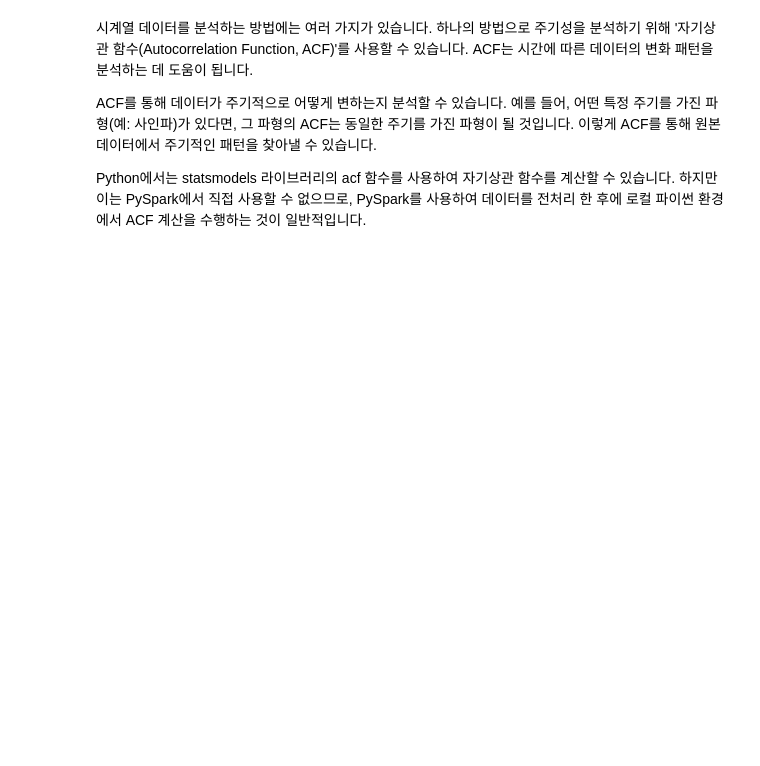
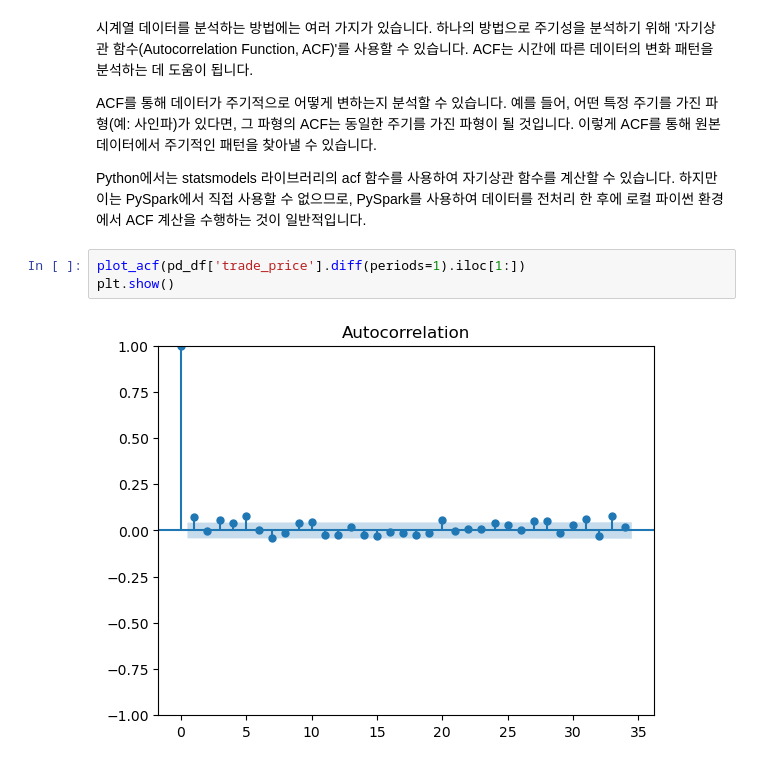
Before and after one commit to joobang/myupbit, a Jupyter notebook: notebooks/firstSpark.ipynb, the cells around one changed output. Saved outputs shown, nothing was run; the diff lists cells and outputs as text; blank space fills up the shorter version.

```diff
--- a/notebooks/firstSpark.ipynb
+++ b/notebooks/firstSpark.ipynb
@@ -233,3 +229,8 @@ plt.show()
 ACF를 통해 데이터가 주기적으로 어떻게 변하는지 분석할 수 있습니다. 예를 들어, 어떤 특정 주기를 가진 파형(예: 사인파)가 있다면, 그 파형의 ACF는 동일한 주기를 가진 파형이 될 것입니다. 이렇게 ACF를 통해 원본 데이터에서 주기적인 패턴을 찾아낼 수 있습니다.
 
 Python에서는 statsmodels 라이브러리의 acf 함수를 사용하여 자기상관 함수를 계산할 수 있습니다. 하지만 이는 PySpark에서 직접 사용할 수 없으므로, PySpark를 사용하여 데이터를 전처리 한 후에 로컬 파이썬 환경에서 ACF 계산을 수행하는 것이 일반적입니다.
+# %%
+plot_acf(pd_df['trade_price'].diff(periods=1).iloc[1:])
+plt.show()
+# %% [output]
+[figure, added]
```
Also changed, not shown: parts of 5 cells of this notebook, 1 other file.
